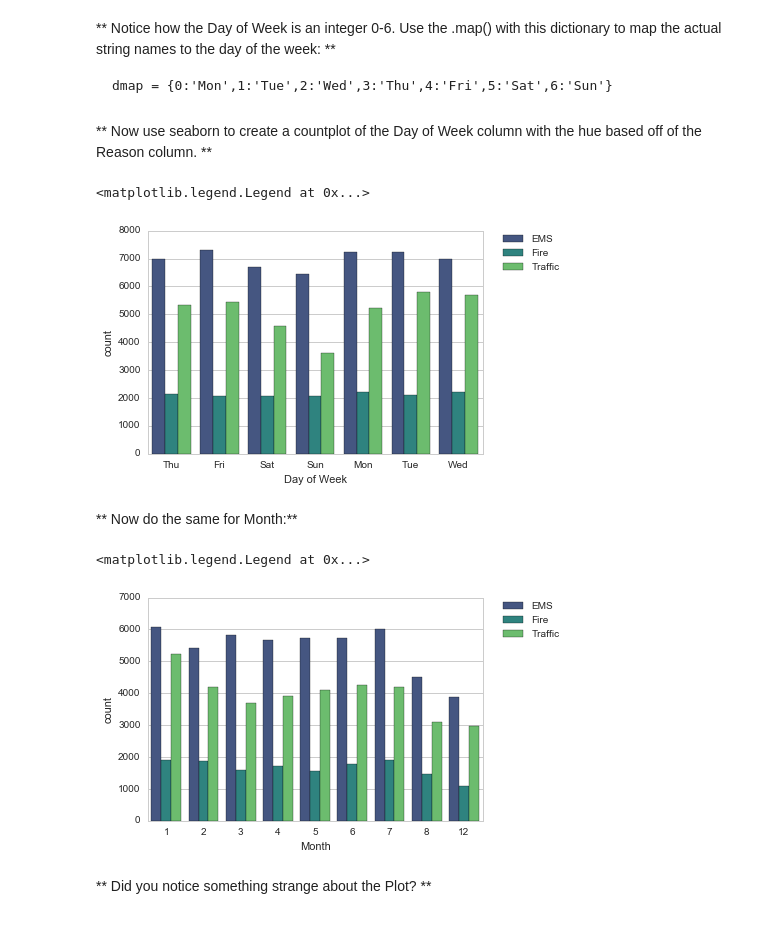
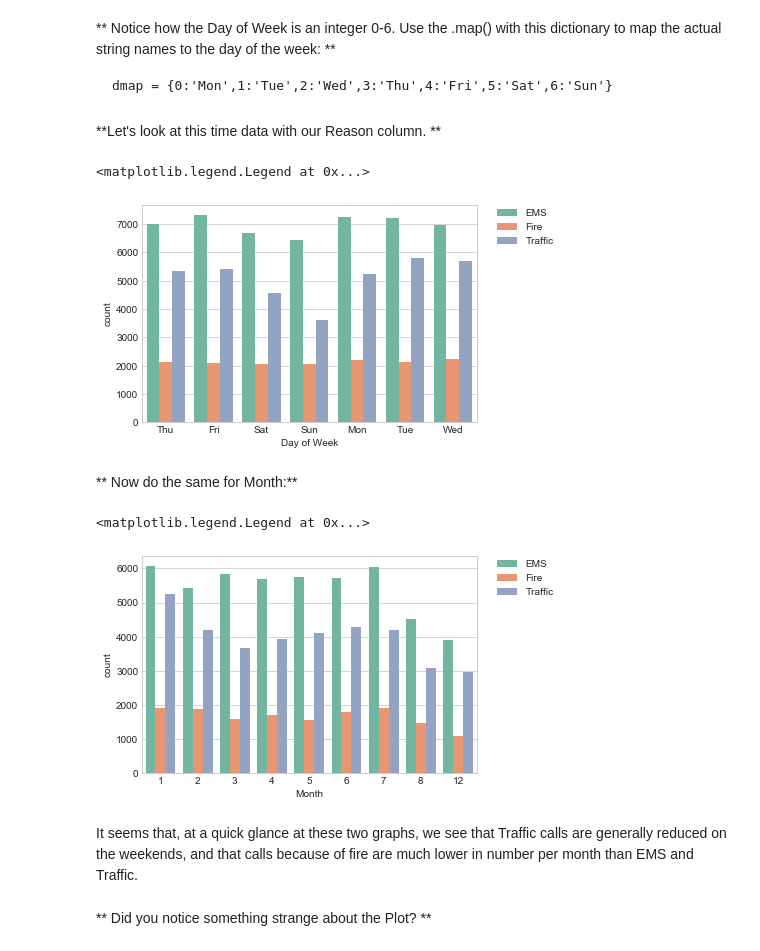
Before and after one commit to yogishkanangi/911-Emer-Capst, a Jupyter notebook: Emergency - 911 Calls Data Capstone Project.ipynb, the cells around one changed output. Cells and saved outputs as stored; diff of their text form; code cells hidden in the pictures.

```diff
--- a/Emergency - 911 Calls Data Capstone Project.ipynb
+++ b/Emergency - 911 Calls Data Capstone Project.ipynb
@@ -140,26 +138,28 @@ df['Day of Week'] = df['timeStamp'].apply(lambda time: time.dayofweek)
 dmap = {0:'Mon',1:'Tue',2:'Wed',3:'Thu',4:'Fri',5:'Sat',6:'Sun'}
 # %%
 df['Day of Week'] = df['Day of Week'].map(dmap)
-# %% [markdown]
-** Now use seaborn to create a countplot of the Day of Week column with the hue based off of the Reason column. **
+# %% [markdown]
+**Let's look at this time data with our Reason column. **
 # %%
-sns.countplot(x='Day of Week',data=df,hue='Reason',palette='viridis')
+sns.countplot(x='Day of Week',data=df,hue='Reason',palette='Set2')
 
 # To relocate the legend
 plt.legend(bbox_to_anchor=(1.05, 1), loc=2, borderaxespad=0.)
 # %% [output]
 <matplotlib.legend.Legend at 0x...>
-[figure, old version]
+[figure, new version]
 # %% [markdown]
 ** Now do the same for Month:**
 # %%
-sns.countplot(x='Month',data=df,hue='Reason',palette='viridis')
+sns.countplot(x='Month',data=df,hue='Reason',palette='Set2')
 
 # To relocate the legend
 plt.legend(bbox_to_anchor=(1.05, 1), loc=2, borderaxespad=0.)
 # %% [output]
 <matplotlib.legend.Legend at 0x...>
-[figure, old version]
+[figure, new version]
+# %% [markdown]
+It seems that, at a quick glance at these two graphs, we see that Traffic calls are generally reduced on the weekends, and that calls because of fire are much lower in number per month than EMS and Traffic.
 # %% [markdown]
 ** Did you notice something strange about the Plot? **
 # %%
```
Also changed, not shown: parts of 31 cells of this notebook.
